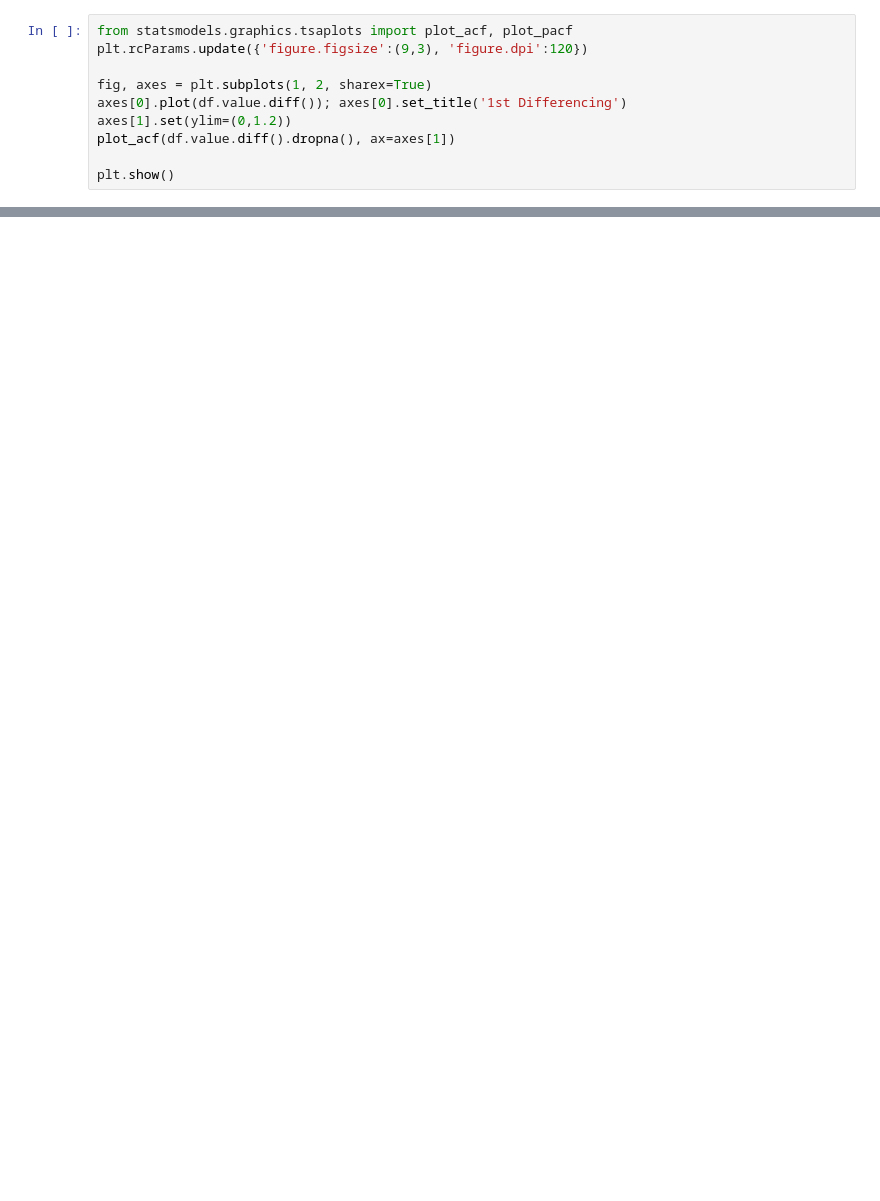
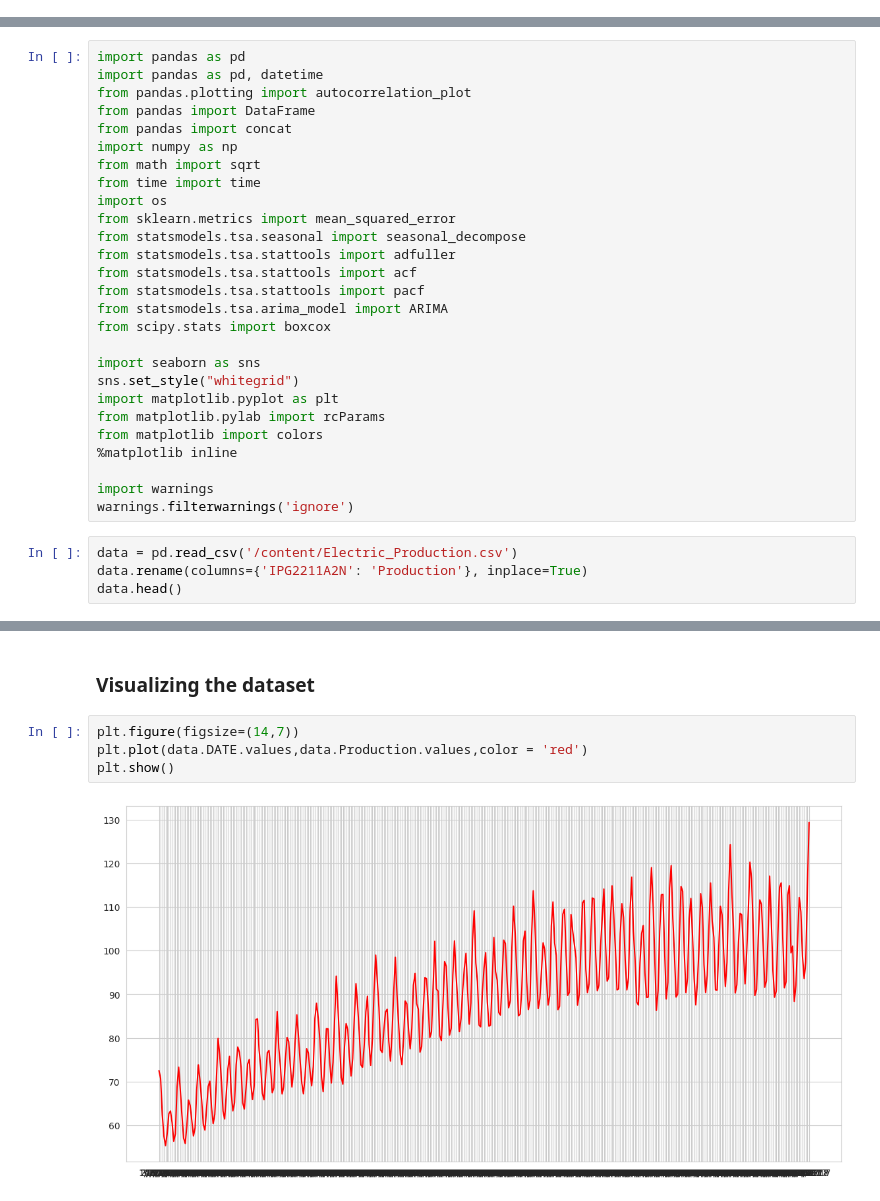
Before and after one commit to infoKhush/TIME_SERIES_2023, a Jupyter notebook: HW3_ ARIMA_Model/arima_model_for_time_series_forecasting_khushbu.ipynb, the cells around one changed output, grey strips where cells are left out. Cells and saved outputs as stored; diff of their text form; blank space fills up the shorter version.

```diff
--- a/HW3_ ARIMA_Model/arima_model_for_time_series_forecasting_khushbu.ipynb
+++ b/HW3_ ARIMA_Model/arima_model_for_time_series_forecasting_khushbu.ipynb
@@ -333,10 +0,0 @@ plt.show()
-# %%
-from statsmodels.graphics.tsaplots import plot_acf, plot_pacf
-plt.rcParams.update({'figure.figsize':(9,3), 'figure.dpi':120})
-
-fig, axes = plt.subplots(1, 2, sharex=True)
-axes[0].plot(df.value.diff()); axes[0].set_title('1st Differencing')
-axes[1].set(ylim=(0,1.2))
-plot_acf(df.value.diff().dropna(), ax=axes[1])
-
-plt.show()
@@ -934,0 +3,31 @@ Thank you
+# %%
+import pandas as pd
+import pandas as pd, datetime
+from pandas.plotting import autocorrelation_plot
+from pandas import DataFrame
+from pandas import concat
+import numpy as np
+from math import sqrt
+from time import time
+import os
+from sklearn.metrics import mean_squared_error
+from statsmodels.tsa.seasonal import seasonal_decompose
+from statsmodels.tsa.stattools import adfuller
+from statsmodels.tsa.stattools import acf
+from statsmodels.tsa.stattools import pacf
+from statsmodels.tsa.arima_model import ARIMA
+from scipy.stats import boxcox
+
+import seaborn as sns
+sns.set_style("whitegrid")
+import matplotlib.pyplot as plt
+from matplotlib.pylab import rcParams
+from matplotlib import colors
+%matplotlib inline
+
+import warnings
+warnings.filterwarnings('ignore')
+# %%
+data = pd.read_csv('/content/Electric_Production.csv')
+data.rename(columns={'IPG2211A2N': 'Production'}, inplace=True)
+data.head()
@@ -934,0 +48,8 @@ Thank you
+# %% [markdown]
+### Visualizing the dataset
+# %%
+plt.figure(figsize=(14,7))
+plt.plot(data.DATE.values,data.Production.values,color = 'red')
+plt.show()
+# %% [output]
+[figure, added]
```
Also changed, not shown: parts of 109 cells of this notebook.
